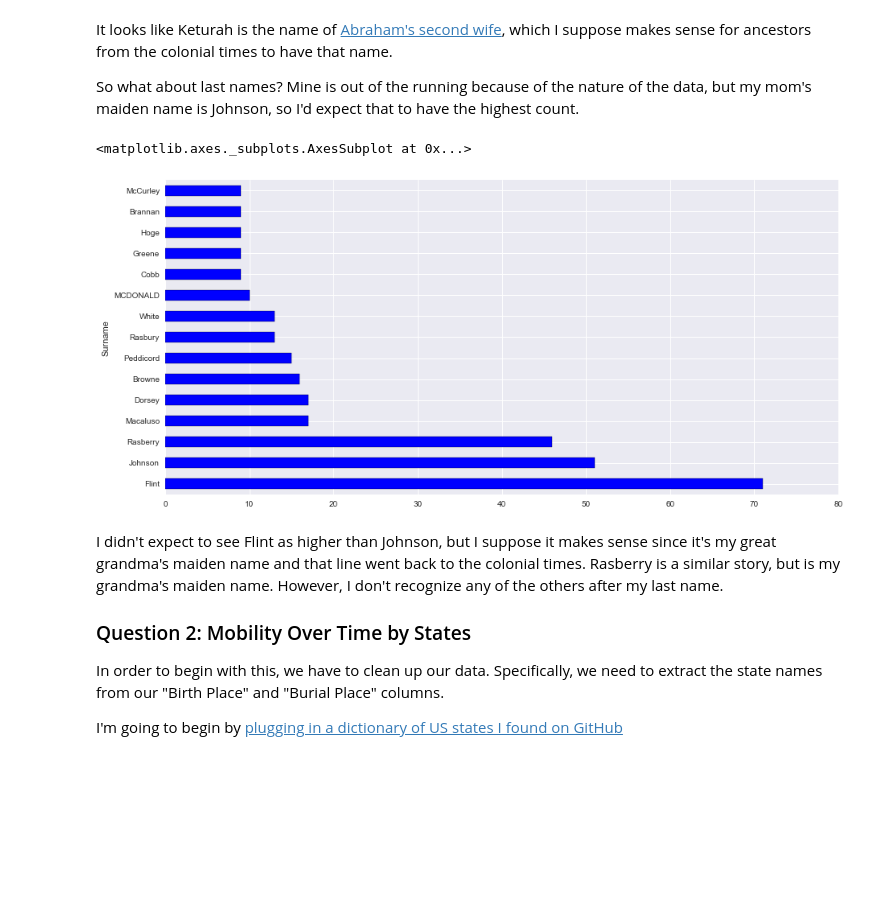
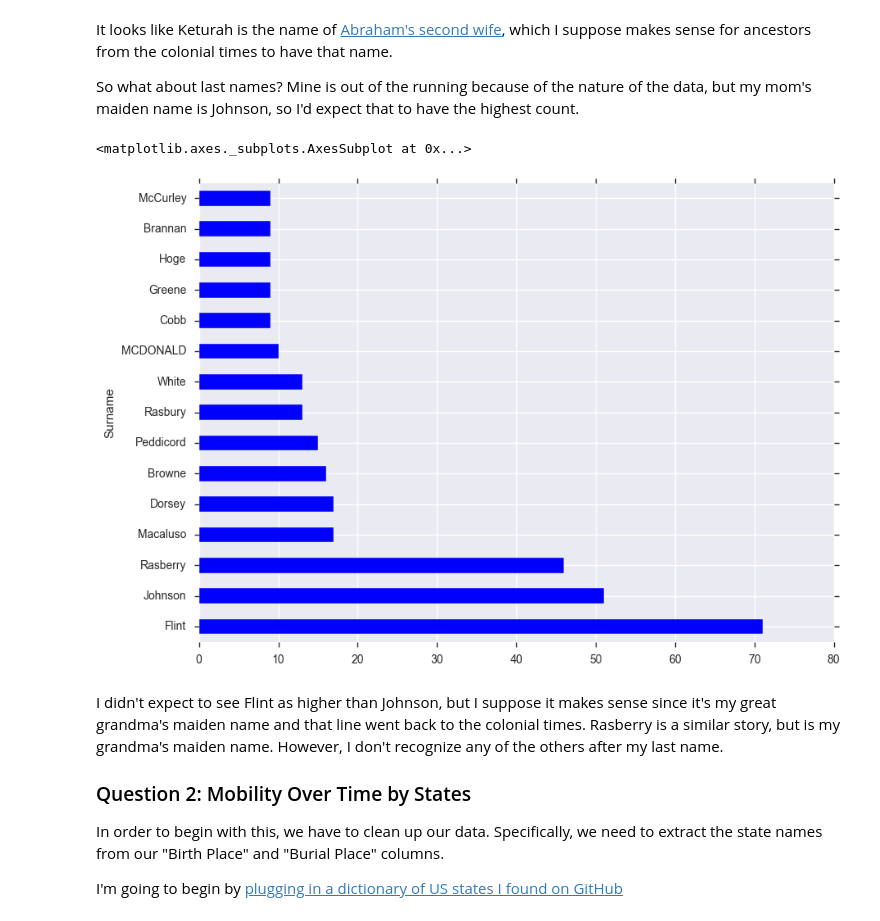
Before and after one commit to JeffMacaluso/Blog, a Jupyter notebook: Ancestry Analysis.ipynb, the cells around one changed output. Saved outputs shown, nothing was run; the diff lists cells and outputs as text; code cells hidden in the pictures; blank space fills up the shorter version.

```diff
--- a/Ancestry Analysis.ipynb
+++ b/Ancestry Analysis.ipynb
@@ -242,12 +239,12 @@ So what about last names?  Mine is out of the running because of the nature of t
 # %%
 # Frequency of surnames
 Surname = df[['Surname', 'PersonKey']].dropna()
 Surname = Surname.groupby('Surname').count()
 Surname = Surname.sort_values(by = 'PersonKey', ascending = 0)
-Surname[:15].plot(kind = 'barh', figsize = (15, 7), legend = False)
+Surname[:15].plot(kind = 'barh', figsize = (10, 7), legend = False)
 # %% [output]
 <matplotlib.axes._subplots.AxesSubplot at 0x...>
-[figure, old version]
+[figure, new version]
 # %% [markdown]
 I didn't expect to see Flint as higher than Johnson, but I suppose it makes sense since it's my great grandma's maiden name and that line went back to the colonial times.  Rasberry is a similar story, but is my grandma's maiden name.  However, I don't recognize any of the others after my last name.
 
```
Also changed, not shown: parts of 47 cells of this notebook.
